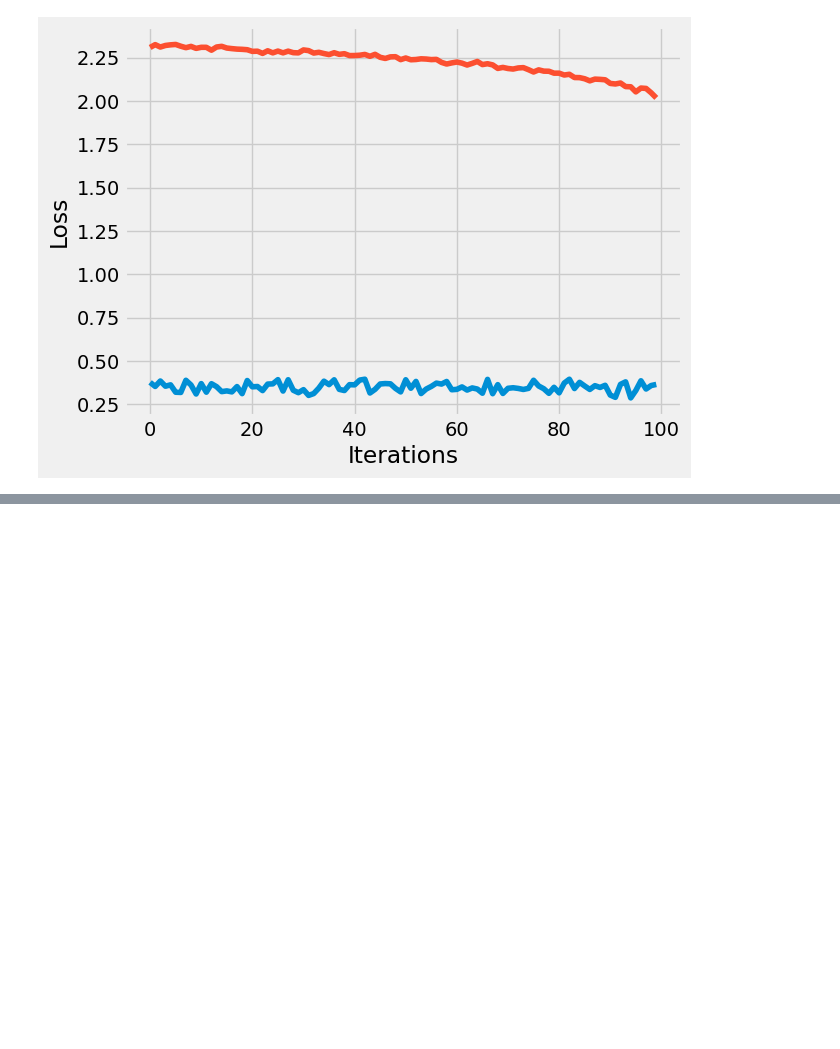
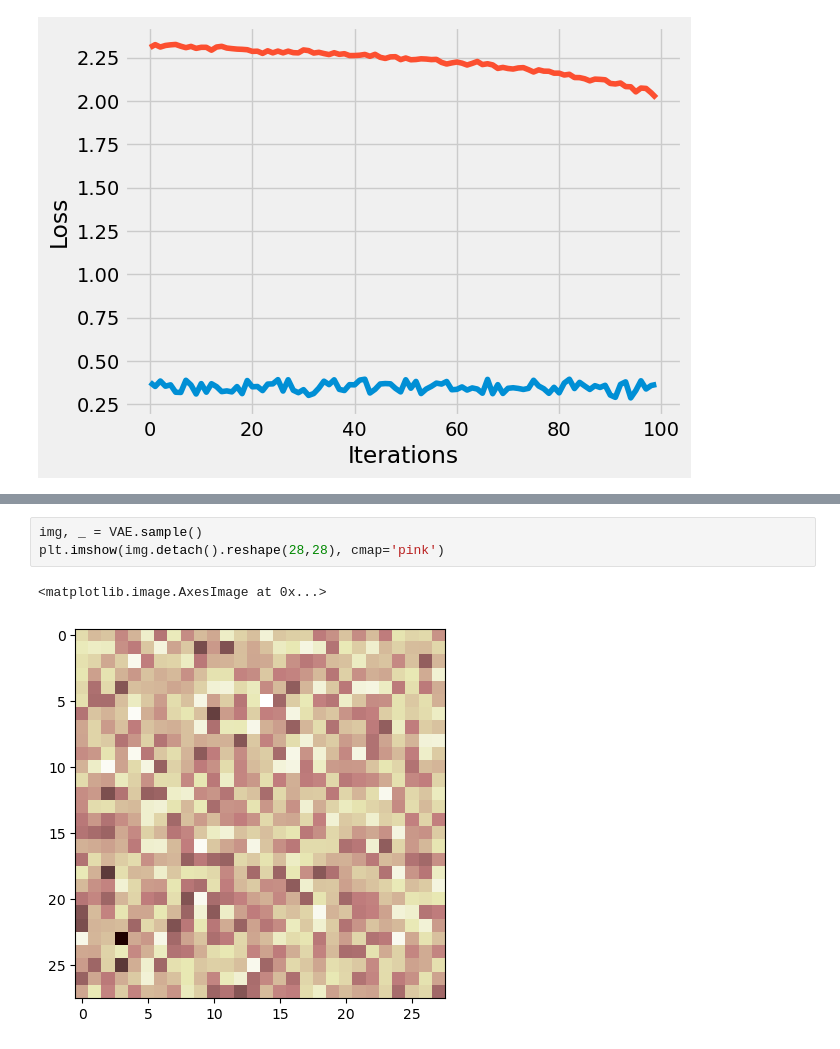
Before and after one commit to jetark/autoencoders, a Jupyter notebook: cvae.ipynb, the cells around one changed output, grey strips where cells are left out. Drawn from its saved outputs; the diff is of its cells as text; blank space fills up the shorter version.

```diff
--- a/cvae.ipynb
+++ b/cvae.ipynb
@@ -271,0 +228,6 @@ for j in range(10):
+# %%
+img, _ = VAE.sample()
+plt.imshow(img.detach().reshape(28,28), cmap='pink')
+# %% [output]
+<matplotlib.image.AxesImage at 0x...>
+[figure, added]
```
Also changed, not shown: parts of 6 cells of this notebook.
